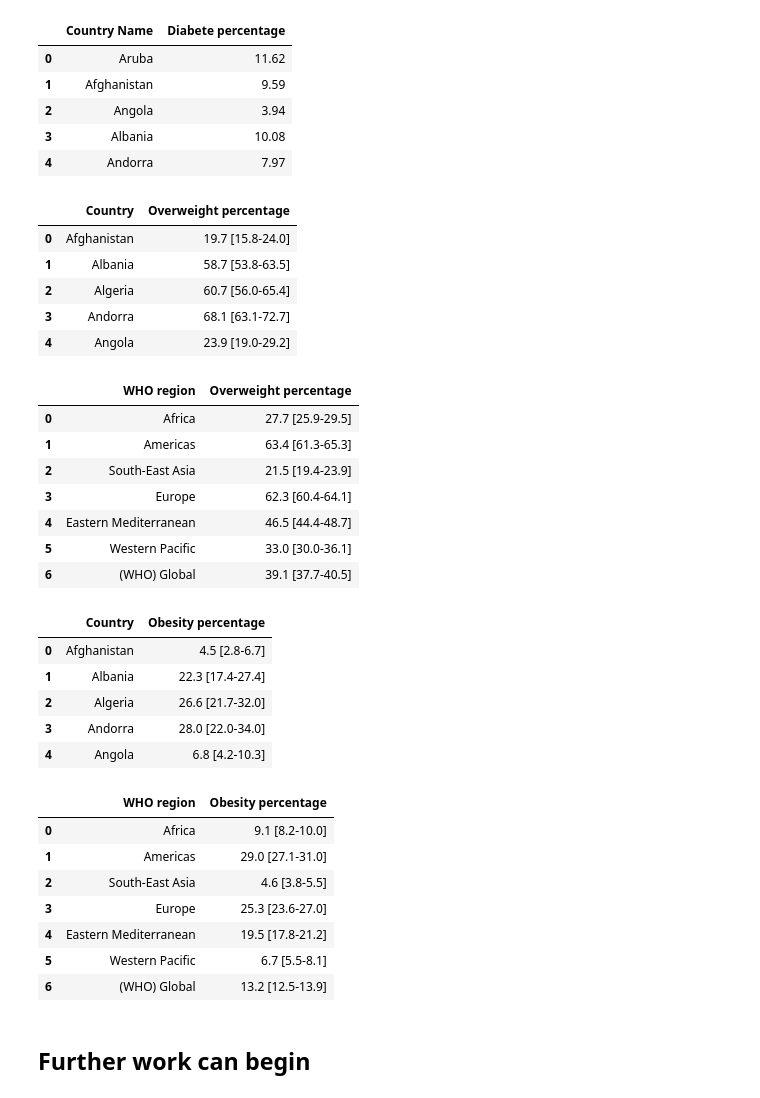
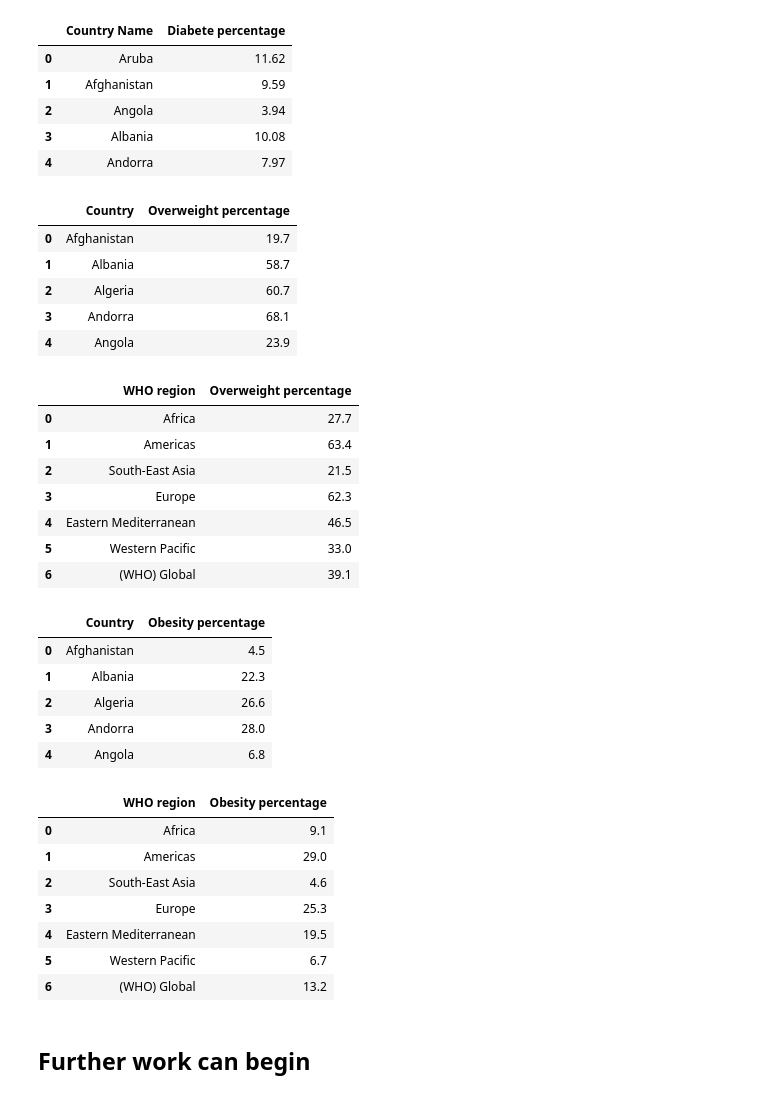
Before and after one commit to ada-food-recipes/food-recipes, a Jupyter notebook: scraping.ipynb, the cells around one changed output. Cells and saved outputs as stored; diff of their text form; code cells hidden in the pictures.

```diff
--- a/scraping.ipynb
+++ b/scraping.ipynb
@@ -627,48 +627,52 @@ diabetes.head()
 | 4 | Andorra | 7.97 |
 # %%
 overweight_country = overweight_country[['Country', 'Both sexes']].rename(columns={'Both sexes': 'Overweight percentage'}).dropna(axis=0, how='any')
+overweight_country['Overweight percentage'] = overweight_country['Overweight percentage'].str.split(' ').apply(lambda l: l[0])
 overweight_country.head()
 # %% [output]
 |  | Country | Overweight percentage |
-| 0 | Afghanistan | 19.7 [15.8-24.0] |
-| 1 | Albania | 58.7 [53.8-63.5] |
-| 2 | Algeria | 60.7 [56.0-65.4] |
-| 3 | Andorra | 68.1 [63.1-72.7] |
-| 4 | Angola | 23.9 [19.0-29.2] |
+| 0 | Afghanistan | 19.7 |
+| 1 | Albania | 58.7 |
+| 2 | Algeria | 60.7 |
+| 3 | Andorra | 68.1 |
+| 4 | Angola | 23.9 |
 # %%
 overweight_region = overweight_region[['WHO region', 'Both sexes']].rename(columns={'Both sexes': 'Overweight percentage'}).dropna(axis=0, how='any')
+overweight_region['Overweight percentage'] = overweight_region['Overweight percentage'].str.split(' ').apply(lambda l: l[0])
 overweight_region
 # %% [output]
 |  | WHO region | Overweight percentage |
-| 0 | Africa | 27.7 [25.9-29.5] |
-| 1 | Americas | 63.4 [61.3-65.3] |
-| 2 | South-East Asia | 21.5 [19.4-23.9] |
-| 3 | Europe | 62.3 [60.4-64.1] |
-| 4 | Eastern Mediterranean | 46.5 [44.4-48.7] |
-| 5 | Western Pacific | 33.0 [30.0-36.1] |
-| 6 | (WHO) Global | 39.1 [37.7-40.5] |
+| 0 | Africa | 27.7 |
+| 1 | Americas | 63.4 |
+| 2 | South-East Asia | 21.5 |
+| 3 | Europe | 62.3 |
+| 4 | Eastern Mediterranean | 46.5 |
+| 5 | Western Pacific | 33.0 |
+| 6 | (WHO) Global | 39.1 |
 # %%
 obesity_country = obesity_country[['Country', 'Both sexes']].rename(columns={'Both sexes': 'Obesity percentage'}).dropna(axis=0, how='any')
+obesity_country['Obesity percentage'] = obesity_country['Obesity percentage'].str.split(' ').apply(lambda l: l[0])
 obesity_country.head()
 # %% [output]
 |  | Country | Obesity percentage |
-| 0 | Afghanistan | 4.5 [2.8-6.7] |
-| 1 | Albania | 22.3 [17.4-27.4] |
-| 2 | Algeria | 26.6 [21.7-32.0] |
-| 3 | Andorra | 28.0 [22.0-34.0] |
-| 4 | Angola | 6.8 [4.2-10.3] |
+| 0 | Afghanistan | 4.5 |
+| 1 | Albania | 22.3 |
+| 2 | Algeria | 26.6 |
+| 3 | Andorra | 28.0 |
+| 4 | Angola | 6.8 |
 # %%
 obesity_region = obesity_region[['WHO region', 'Both sexes']].rename(columns={'Both sexes': 'Obesity percentage'}).dropna(axis=0, how='any')
+obesity_region['Obesity percentage'] = obesity_region['Obesity percentage'].str.split(' ').apply(lambda l: l[0])
 obesity_region
 # %% [output]
 |  | WHO region | Obesity percentage |
-| 0 | Africa | 9.1 [8.2-10.0] |
-| 1 | Americas | 29.0 [27.1-31.0] |
-| 2 | South-East Asia | 4.6 [3.8-5.5] |
-| 3 | Europe | 25.3 [23.6-27.0] |
-| 4 | Eastern Mediterranean | 19.5 [17.8-21.2] |
-| 5 | Western Pacific | 6.7 [5.5-8.1] |
-| 6 | (WHO) Global | 13.2 [12.5-13.9] |
+| 0 | Africa | 9.1 |
+| 1 | Americas | 29.0 |
+| 2 | South-East Asia | 4.6 |
+| 3 | Europe | 25.3 |
+| 4 | Eastern Mediterranean | 19.5 |
+| 5 | Western Pacific | 6.7 |
+| 6 | (WHO) Global | 13.2 |
 # %%
 # We save the updated data into .csv files to be used later in our project
 diabetes.to_csv(project_health_data_path + 'diabetes.csv')
```
